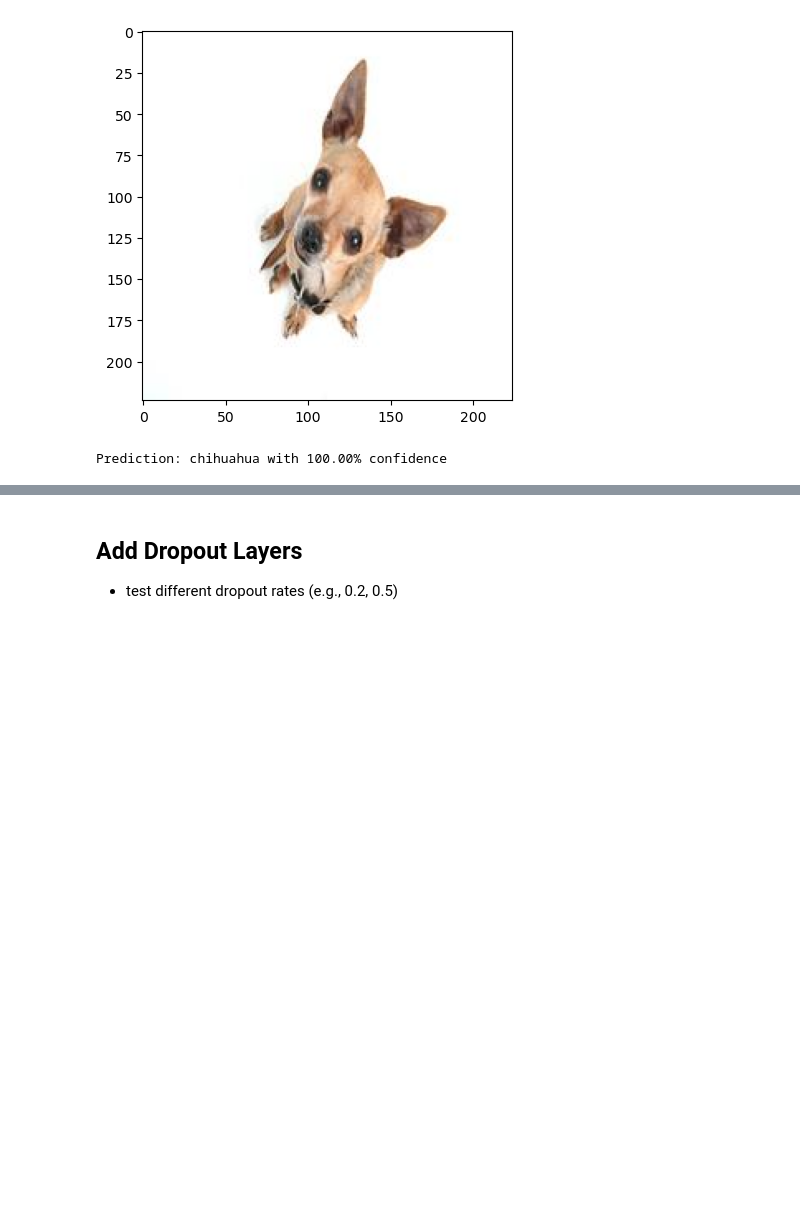
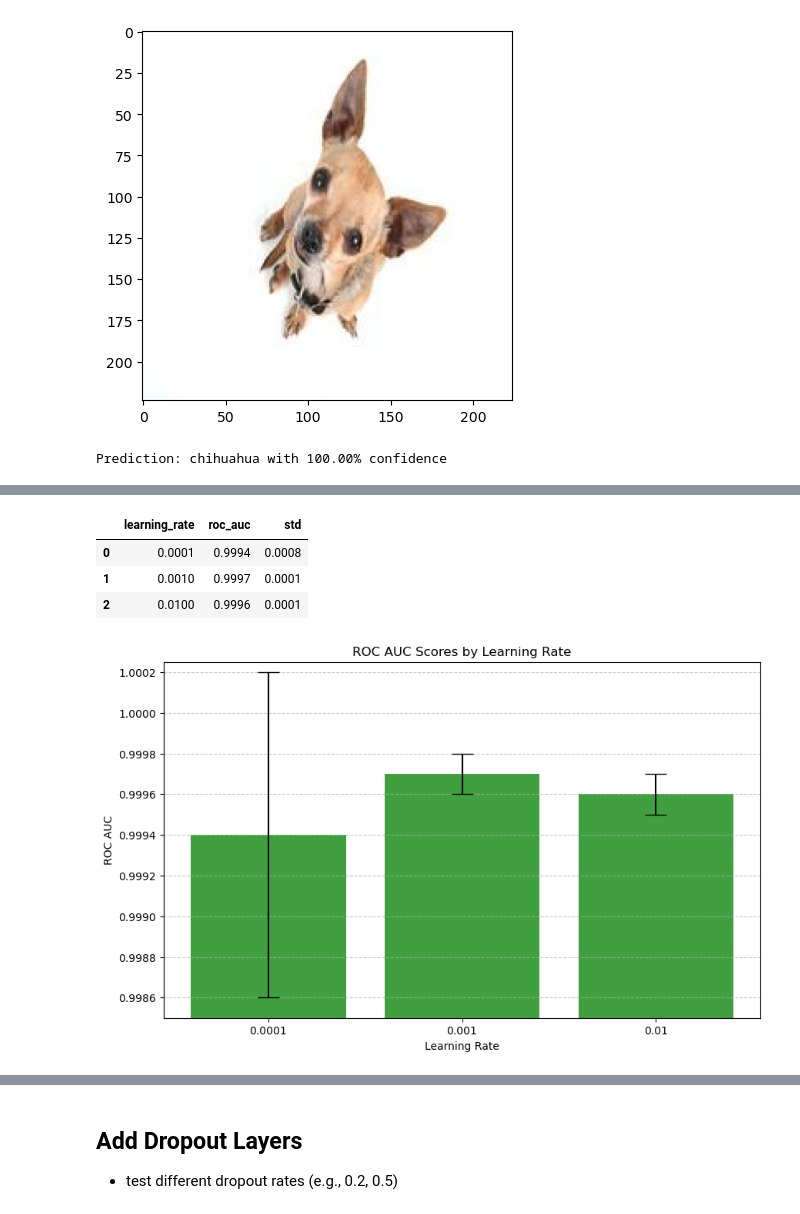
Before and after one commit to fabianjkrueger/muffin_vs_chihuahua, a Jupyter notebook: notebooks/train.ipynb, the cells around one changed output, grey strips where cells are left out. Cells and saved outputs as stored; diff of their text form; code cells hidden in the pictures; blank space fills up the shorter version.

Commit message:
Completed and described hyper parameter tuning of learning rate.

```diff
--- a/notebooks/train.ipynb
+++ b/notebooks/train.ipynb
@@ -470,7 +482,10 @@ for epoch in range(n_epochs):
 
     print(f"Epoch {epoch+1}/{n_epochs}:")
     print(f"Train Loss: {train_loss:.4f}, Train Acc: {train_acc:.2f}%")
-    print(f"Val Loss: {val_metrics['val_loss']:.4f}, Val Acc: {val_metrics['val_acc']:.2f}%")
+    print(
+        f"Val Loss: {val_metrics['val_loss']:.4f}, "
+        f"Val Acc: {val_metrics['val_acc']:.2f}%"
+    )
     print("-" * 50)
 
     # check improvement in val loss for early stopping
@@ -559,0 +773,43 @@ The model can be used, and made one correct prediction.
+# %%
+# collect roc auc scores across all learning rates
+roc_auc_scores_lr = pd.DataFrame([
+    {
+        "learning_rate": lr,
+        "roc_auc": float(results[lr]["val_roc_auc"].split(" ± ")[0]),
+        "std": float(results[lr]["val_roc_auc"].split(" ± ")[1])
+    }
+    for lr in results
+])
+
+roc_auc_scores_lr
+# %% [output]
+|  | learning_rate | roc_auc | std |
+| 0 | 0.0001 | 0.9994 | 0.0008 |
+| 1 | 0.0010 | 0.9997 | 0.0001 |
+| 2 | 0.0100 | 0.9996 | 0.0001 |
+# %%
+# make bar plot with error bars
+plt.figure(figsize=(10, 6))
+plt.bar(
+    roc_auc_scores_lr["learning_rate"].astype(str),
+    roc_auc_scores_lr["roc_auc"],
+    yerr=roc_auc_scores_lr["std"],
+    capsize=10,
+    color="green",
+    alpha=0.75
+)
+
+# customize plot
+plt.title("ROC AUC Scores by Learning Rate")
+plt.xlabel("Learning Rate")
+plt.ylabel("ROC AUC")
+
+# adjust y-axis to better show the differences
+plt.ylim(0.9985, 1.00025)
+
+# add horizontal grid lines for better readability
+plt.grid(axis="y", linestyle="--", alpha=0.7)
+
+plt.show()
+# %% [output]
+[figure, added]
```
Also changed, not shown: parts of 15 cells of this notebook.
